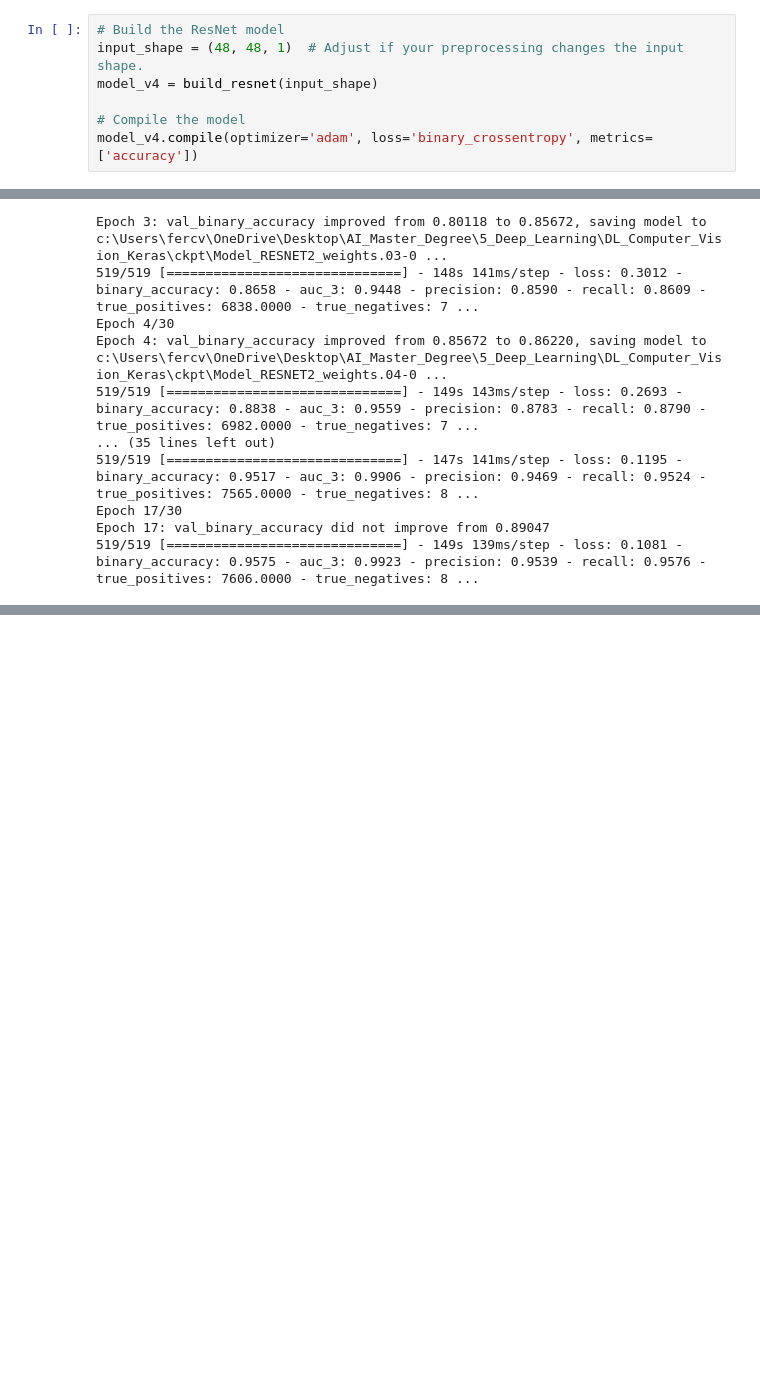
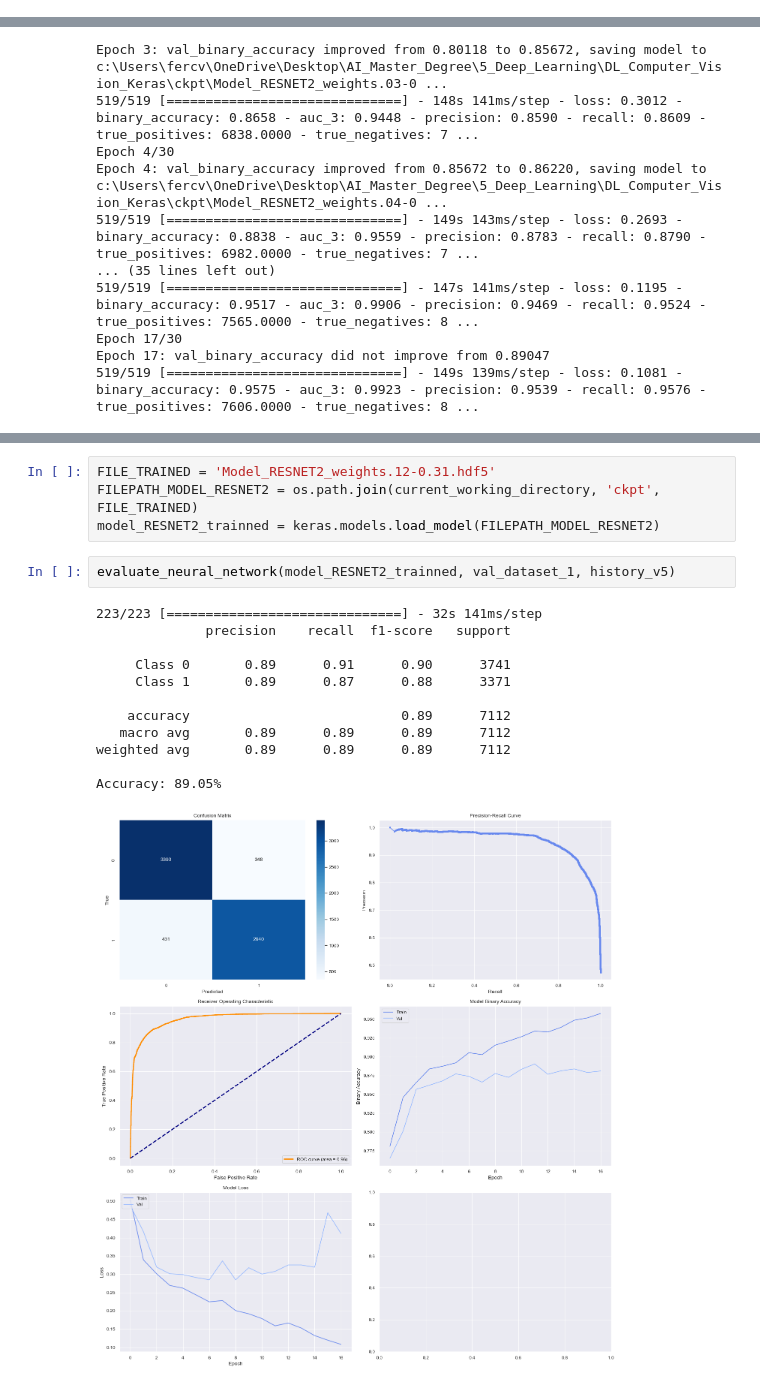
Before and after one commit to Fercv87/DL_Computer_Vision_Keras, a Jupyter notebook: 20240303_Neural_networks_Face_Recognition_v6_KERAS.ipynb, the cells around one changed output, grey strips where cells are left out. Cells and saved outputs as stored; diff of their text form; blank space fills up the shorter version.

```diff
--- a/20240303_Neural_networks_Face_Recognition_v6_KERAS.ipynb
+++ b/20240303_Neural_networks_Face_Recognition_v6_KERAS.ipynb
@@ -1790,7 +1578,0 @@ def build_resnet(input_shape, num_classes=1, layer_list=[2, 2, 2, 2]):
-# %%
-# Build the ResNet model
-input_shape = (48, 48, 1)  # Adjust if your preprocessing changes the input shape.
-model_v4 = build_resnet(input_shape)
-
-# Compile the model
-model_v4.compile(optimizer='adam', loss='binary_crossentropy', metrics=['accuracy'])
@@ -2095 +1720,20 @@ Training completed in (mins):
+# %%
+FILE_TRAINED = 'Model_RESNET2_weights.12-0.31.hdf5'
+FILEPATH_MODEL_RESNET2 = os.path.join(current_working_directory, 'ckpt', FILE_TRAINED)
+model_RESNET2_trainned = keras.models.load_model(FILEPATH_MODEL_RESNET2)
+# %%
+evaluate_neural_network(model_RESNET2_trainned, val_dataset_1, history_v5)
+# %% [output]
+223/223 [==============================] - 32s 141ms/step
+              precision    recall  f1-score   support
+
+     Class 0       0.89      0.91      0.90      3741
+     Class 1       0.89      0.87      0.88      3371
+
+    accuracy                           0.89      7112
+   macro avg       0.89      0.89      0.89      7112
+weighted avg       0.89      0.89      0.89      7112
+
+Accuracy: 89.05%
+[figure, added]
 # %%
```
Also changed, not shown: parts of 43 cells of this notebook.
